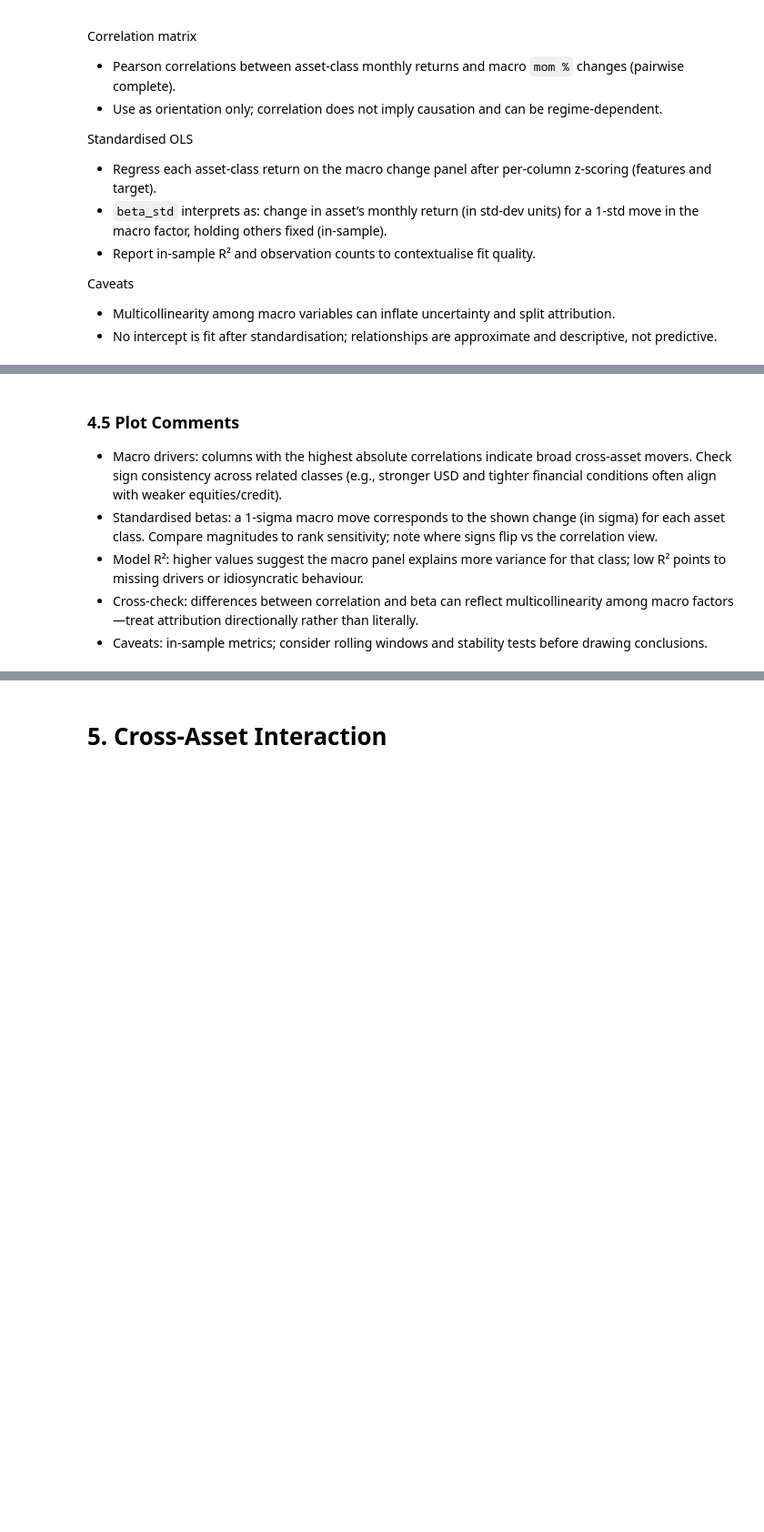
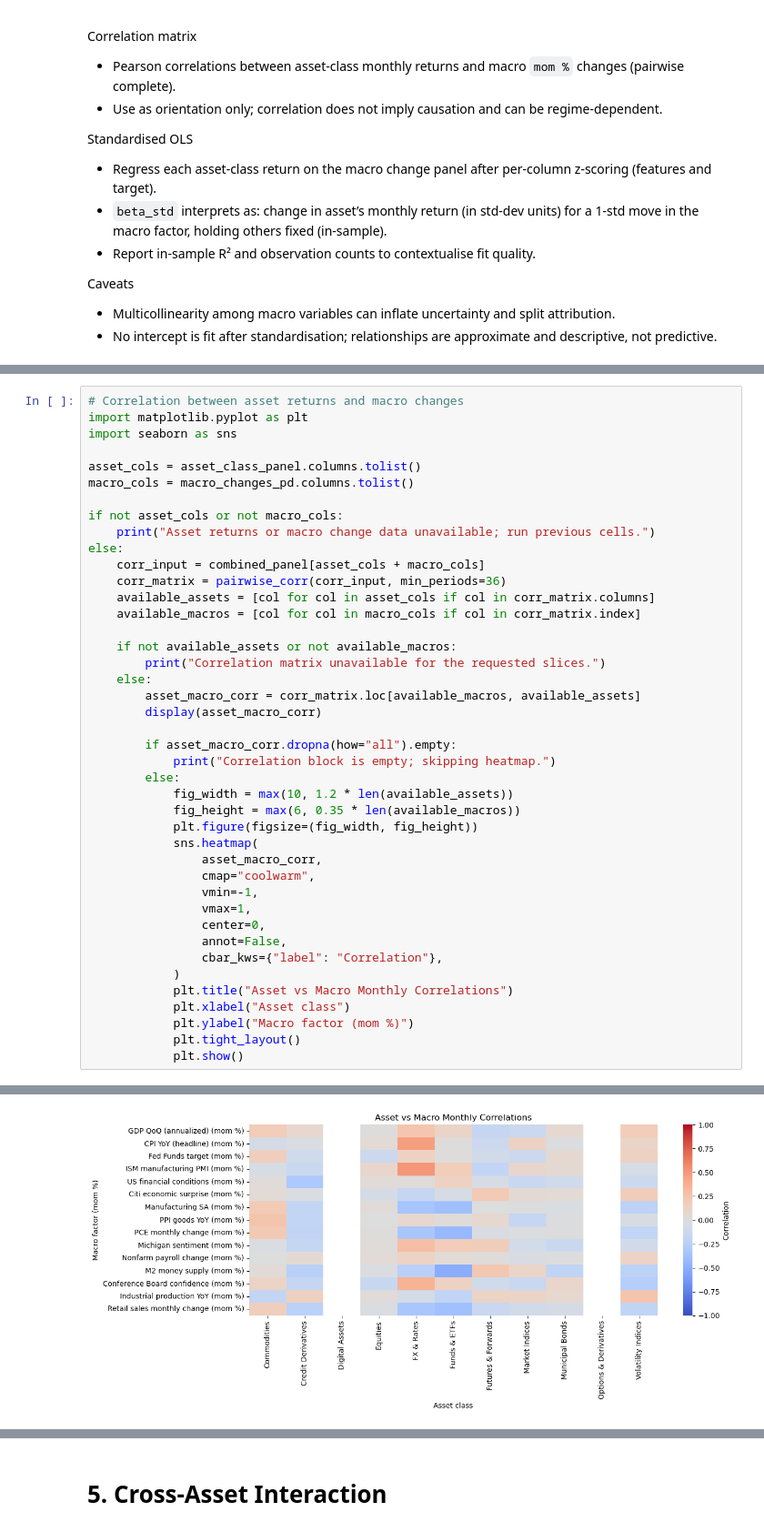
Before and after one commit to kecheng-shi/Nexus-data-preprocessing, a Jupyter notebook: Nexus Data Analysis.ipynb, the cells around one changed output, grey strips where cells are left out. Shown at 91% size. Drawn from its saved outputs; the diff is of its cells as text; blank space fills up the shorter version.

```diff
--- a/Nexus Data Analysis.ipynb
+++ b/Nexus Data Analysis.ipynb
@@ -1137,8 +1021,43 @@ KeyError: "['Options & Derivatives'] not in index"
-# %% [markdown]
-### 4.5 Plot Comments
-
-- Macro drivers: columns with the highest absolute correlations indicate broad cross-asset movers. Check sign consistency across related classes (e.g., stronger USD and tighter financial conditions often align with weaker equities/credit).
-- Standardised betas: a 1-sigma macro move corresponds to the shown change (in sigma) for each asset class. Compare magnitudes to rank sensitivity; note where signs flip vs the correlation view.
-- Model R²: higher values suggest the macro panel explains more variance for that class; low R² points to missing drivers or idiosyncratic behaviour.
-- Cross-check: differences between correlation and beta can reflect multicollinearity among macro factors—treat attribution directionally rather than literally.
-- Caveats: in-sample metrics; consider rolling windows and stability tests before drawing conclusions.
+# %%
+# Correlation between asset returns and macro changes
+import matplotlib.pyplot as plt
+import seaborn as sns
+
+asset_cols = asset_class_panel.columns.tolist()
+macro_cols = macro_changes_pd.columns.tolist()
+
+if not asset_cols or not macro_cols:
+    print("Asset returns or macro change data unavailable; run previous cells.")
+else:
+    corr_input = combined_panel[asset_cols + macro_cols]
+    corr_matrix = pairwise_corr(corr_input, min_periods=36)
+    available_assets = [col for col in asset_cols if col in corr_matrix.columns]
+    available_macros = [col for col in macro_cols if col in corr_matrix.index]
+
+    if not available_assets or not available_macros:
+        print("Correlation matrix unavailable for the requested slices.")
+    else:
+        asset_macro_corr = corr_matrix.loc[available_macros, available_assets]
+        display(asset_macro_corr)
+
+        if asset_macro_corr.dropna(how="all").empty:
+            print("Correlation block is empty; skipping heatmap.")
+        else:
+            fig_width = max(10, 1.2 * len(available_assets))
+            fig_height = max(6, 0.35 * len(available_macros))
+            plt.figure(figsize=(fig_width, fig_height))
+            sns.heatmap(
+                asset_macro_corr,
+                cmap="coolwarm",
+                vmin=-1,
+                vmax=1,
+                center=0,
+                annot=False,
+                cbar_kws={"label": "Correlation"},
+            )
+            plt.title("Asset vs Macro Monthly Correlations")
+            plt.xlabel("Asset class")
+            plt.ylabel("Macro factor (mom %)")
+            plt.tight_layout()
+            plt.show()
+# %% [output]
@@ -1144,0 +1080 @@ KeyError: "['Options & Derivatives'] not in index"
+[figure, added]
```
Also changed, not shown: parts of 5 cells of this notebook, 1 other file.
